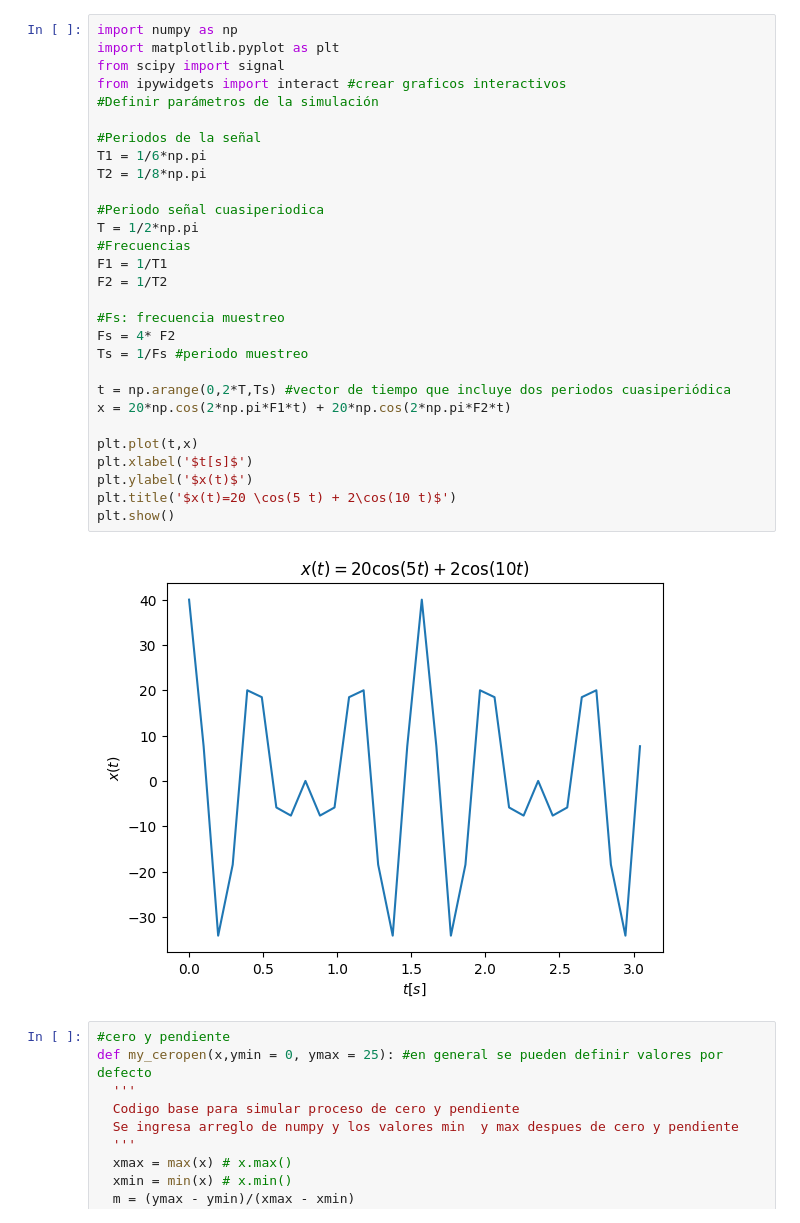
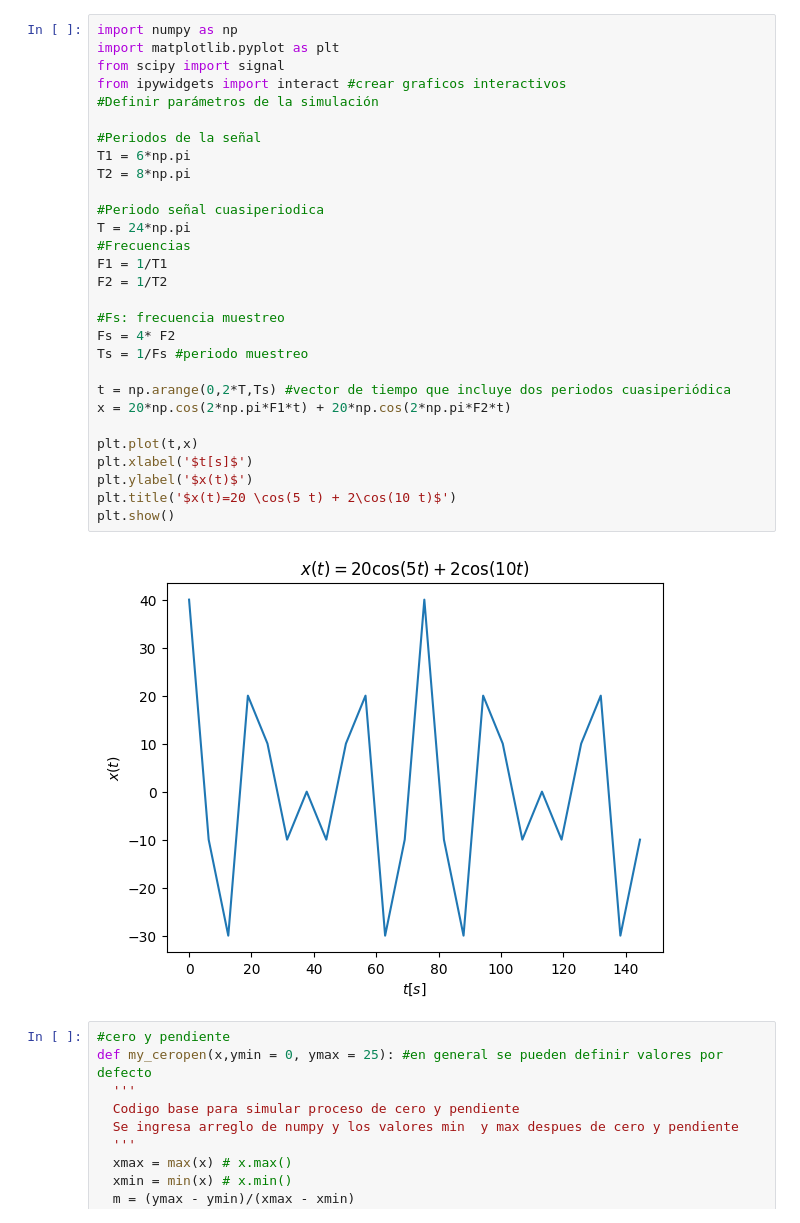
Before and after one commit to SantiagoValenciaCarmona/Se-ales, a Jupyter notebook: Parcial_1_2024_21_03_Santiago_Valencia_Carmona.ipynb, the cells around one changed output. Cells and saved outputs as stored; diff of their text form.

```diff
--- a/Parcial_1_2024_21_03_Santiago_Valencia_Carmona.ipynb
+++ b/Parcial_1_2024_21_03_Santiago_Valencia_Carmona.ipynb
@@ -3,34 +3,34 @@
 # %%
 import numpy as np
 import matplotlib.pyplot as plt
 from scipy import signal
 from ipywidgets import interact #crear graficos interactivos
 #Definir parámetros de la simulación
 
 #Periodos de la señal
-T1 = 1/6*np.pi
-T2 = 1/8*np.pi
+T1 = 6*np.pi
+T2 = 8*np.pi
 
 #Periodo señal cuasiperiodica
-T = 1/2*np.pi
+T = 24*np.pi
 #Frecuencias
 F1 = 1/T1
 F2 = 1/T2
 
 #Fs: frecuencia muestreo
 Fs = 4* F2
 Ts = 1/Fs #periodo muestreo
 
 t = np.arange(0,2*T,Ts) #vector de tiempo que incluye dos periodos cuasiperiódica
 x = 20*np.cos(2*np.pi*F1*t) + 20*np.cos(2*np.pi*F2*t)
 
 plt.plot(t,x)
 plt.xlabel('$t[s]$')
 plt.ylabel('$x(t)$')
 plt.title('$x(t)=20 \cos(5 t) + 2\cos(10 t)$')
 plt.show()
 # %% [output]
-[figure, old version]
+[figure, new version]
 # %%
 #cero y pendiente
 def my_ceropen(x,ymin = 0, ymax = 25): #en general se pueden definir valores por defecto
```
Also changed, not shown: parts of 2 cells of this notebook.
